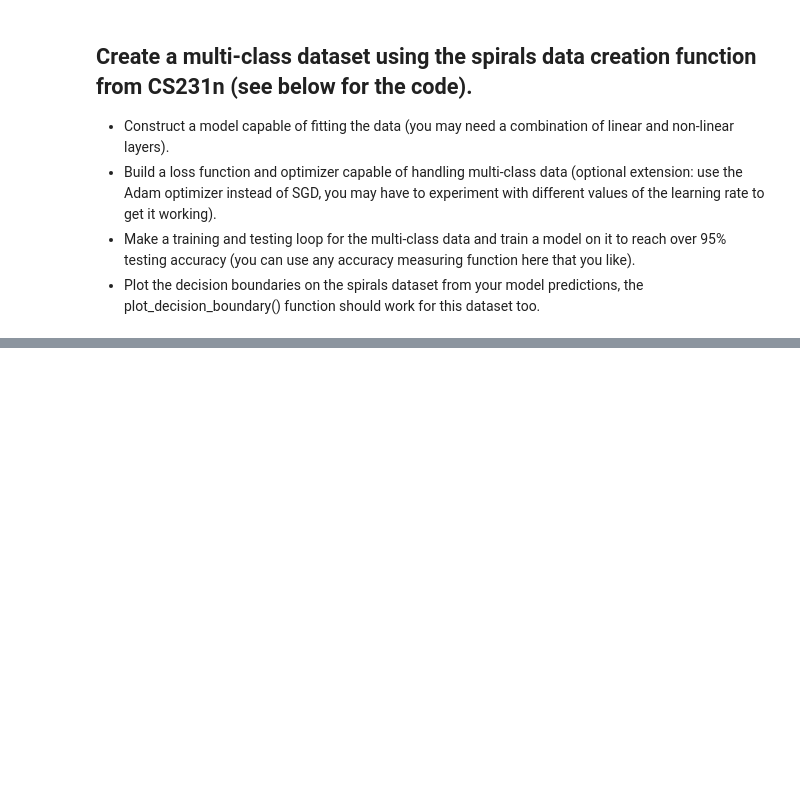
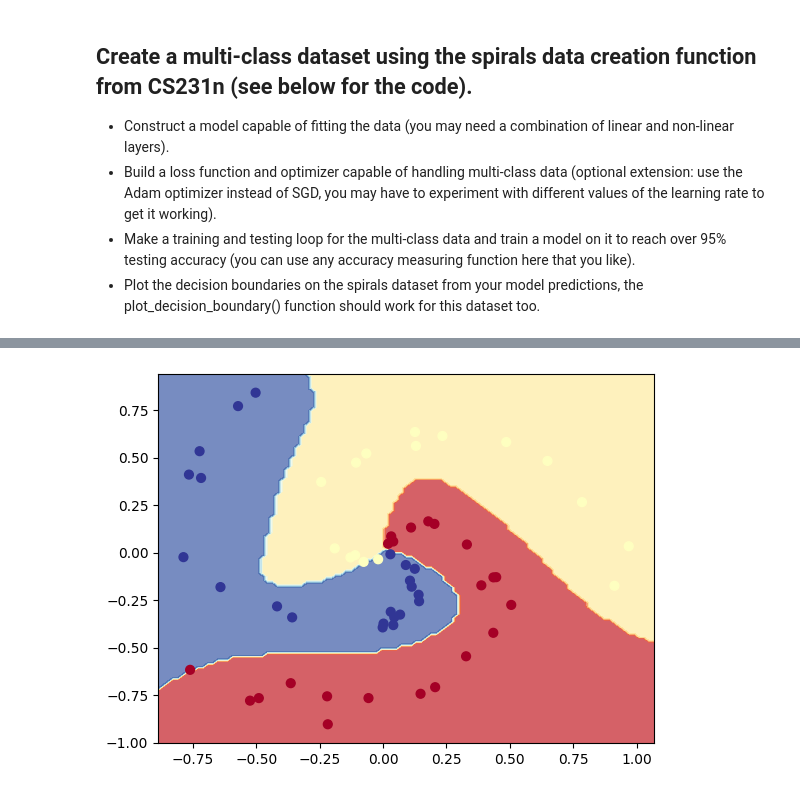
Before and after one commit to prroud/AI_learning_journey, a Jupyter notebook: Pytorch Practice/02_neural_network_classsification_with_pytorch.ipynb, the cells around one changed output, grey strips where cells are left out. Cells and saved outputs as stored; diff of their text form; code cells hidden in the pictures; blank space fills up the shorter version.

```diff
--- a/Pytorch Practice/02_neural_network_classsification_with_pytorch.ipynb
+++ b/Pytorch Practice/02_neural_network_classsification_with_pytorch.ipynb
@@ -1227,0 +1228,5 @@ plt.show()
+# %%
+X = torch.from_numpy(X).to(device)
+y = torch.from_numpy(y).to(device)
+
+X_train, X_test, y_train, y_test = train_test_split(X, y, train_size=0.8, random_state=RANDOM_SEED)
@@ -1227,0 +1272,33 @@ plt.show()
+# %%
+loss_fn = nn.CrossEntropyLoss()
+optimizer = torch.optim.Adam(params=spirals_model.parameters(), lr=0.001)
+
+accuracy = Accuracy(task="multiclass", num_classes=3)
+# %%
+X_train, X_test = X_train.type(torch.float), X_test.type(torch.float)
+y_train, y_test = y_train.type(torch.long), y_test.type(torch.long)
+# %%
+torch.manual_seed(42)
+torch.cuda.manual_seed(42)
+
+epochs = 1000
+
+for epoch in range(epochs):
+    spirals_model.train()
+    y_logits = spirals_model(X_train)
+    y_preds = torch.softmax(y_logits, dim=1).argmax(dim=1)
+    loss = loss_fn(y_logits, y_train)
+    acc = accuracy(y_preds, y_train)
+    optimizer.zero_grad()
+    loss.backward()
+    optimizer.step()
+
+    spirals_model.eval()
+    with torch.inference_mode():
+        test_logits = spirals_model(X_test)
+        test_preds = torch.softmax(test_logits, dim=1).argmax(dim=1)
+        test_loss = loss_fn(test_logits, y_test)
+        test_acc = accuracy(test_preds, y_test)
+
+    if epoch % 50 == 0:
+        print(f"Epoch: {epoch} | Loss: {loss:.4f} | Accuracy: {acc*100:.2f}% | Test loss: {test_loss:.4f} | Test accuracy: {test_acc*100:.2f}%")
@@ -1227,0 +1326,4 @@ plt.show()
+# %%
+plot_decision_boundary(spirals_model, X_test, y_test)
+# %% [output]
+[figure, added]
```
Also changed, not shown: parts of 4 cells of this notebook.
